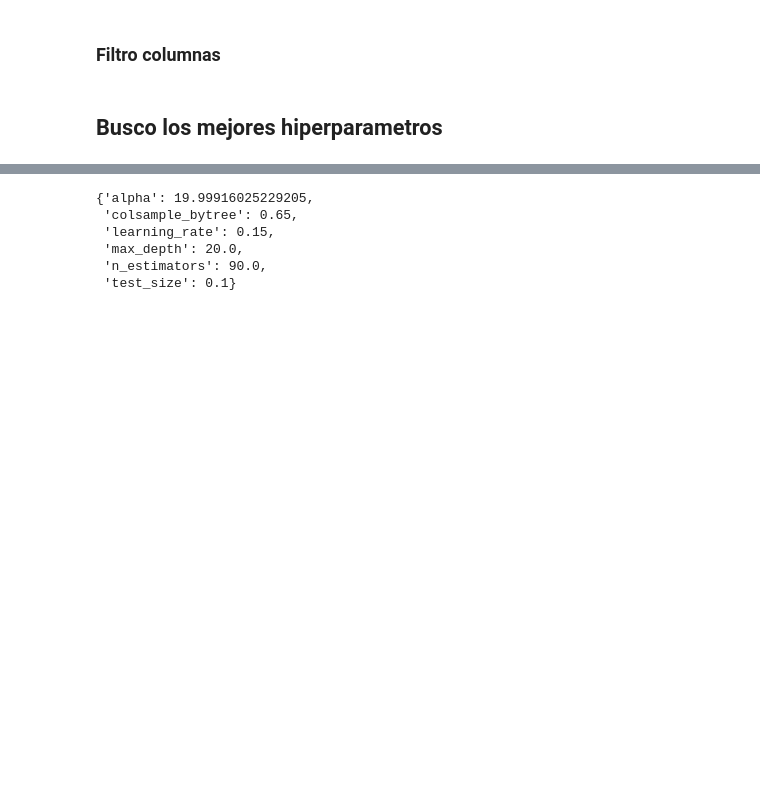
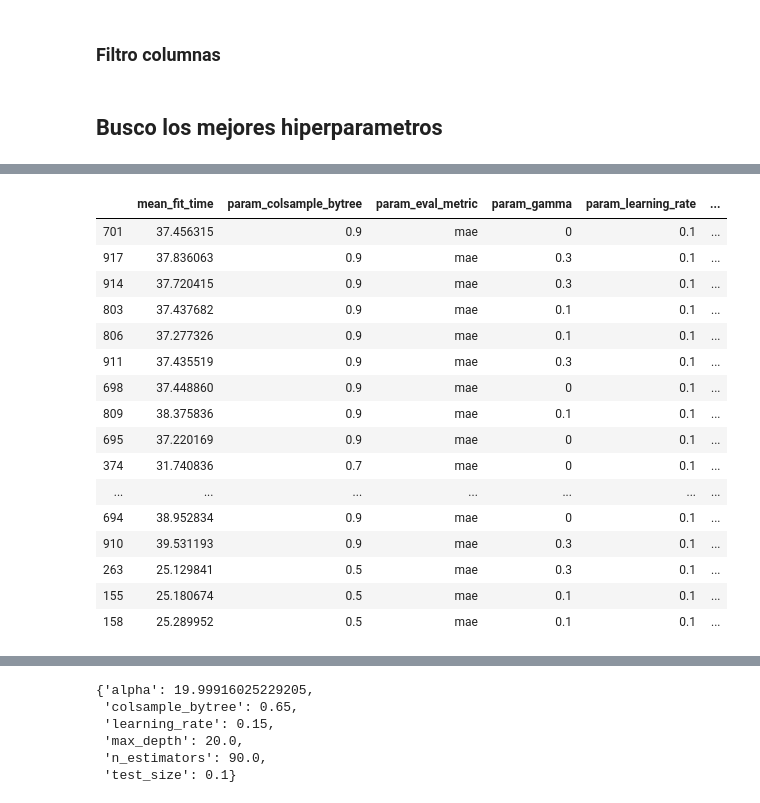
Before and after one commit to JDSanto/datos-tp2, a Jupyter notebook: XGBoost.ipynb, the cells around one changed output, grey strips where cells are left out. Saved outputs shown, nothing was run; the diff lists cells and outputs as text; code cells hidden in the pictures; blank space fills up the shorter version.

```diff
--- a/XGBoost.ipynb
+++ b/XGBoost.ipynb
@@ -59,3 +59,21 @@ df_XGBoost = utils.filtrar_features(df_XGBoost, features, 'precio')
 df_eval = utils.filtrar_features(df_eval, features, 'precio')
 # %% [markdown]
 ## Busco los mejores hiperparametros
+# %%
+from sklearn.model_selection import GridSearchCV
+from sklearn.externals import joblib
+import xgboost as xgb
+
+class XGBoostWrapper(xgb.XGBRegressor):
+
+    def fit(self, x, y):
+        return super(xgb.XGBRegressor, self).fit(x, y)
+
+    def predict(self, X):
+        return super(xgb.XGBRegressor, self).predict(X)
+
+
+gs = joblib.load('xgboost_gscv3.pkl')
+# %%
+results = pd.DataFrame(gs.cv_results_).sort_values('rank_test_score')
+results.columns
@@ -61,0 +89,23 @@ df_eval = utils.filtrar_features(df_eval, features, 'precio')
+# %%
+results[['mean_fit_time', 'param_colsample_bytree', 'param_eval_metric', 'param_gamma',
+       'param_learning_rate', 'param_max_depth', 'param_n_estimators',
+       'param_n_jobs', 'param_objective', 'param_scale_pos_weight',
+       'param_subsample', 'rank_test_score']].head(30)
+# %% [output]
+|  | mean_fit_time | param_colsample_bytree | param_eval_metric | param_gamma | param_learning_rate | ... |
+| 701 | 37.456315 | 0.9 | mae | 0 | 0.1 | ... |
+| 917 | 37.836063 | 0.9 | mae | 0.3 | 0.1 | ... |
+| 914 | 37.720415 | 0.9 | mae | 0.3 | 0.1 | ... |
+| 803 | 37.437682 | 0.9 | mae | 0.1 | 0.1 | ... |
+| 806 | 37.277326 | 0.9 | mae | 0.1 | 0.1 | ... |
+| 911 | 37.435519 | 0.9 | mae | 0.3 | 0.1 | ... |
+| 698 | 37.448860 | 0.9 | mae | 0 | 0.1 | ... |
+| 809 | 38.375836 | 0.9 | mae | 0.1 | 0.1 | ... |
+| 695 | 37.220169 | 0.9 | mae | 0 | 0.1 | ... |
+| 374 | 31.740836 | 0.7 | mae | 0 | 0.1 | ... |
+| ... | ... | ... | ... | ... | ... | ... |
+| 694 | 38.952834 | 0.9 | mae | 0 | 0.1 | ... |
+| 910 | 39.531193 | 0.9 | mae | 0.3 | 0.1 | ... |
+| 263 | 25.129841 | 0.5 | mae | 0.3 | 0.1 | ... |
+| 155 | 25.180674 | 0.5 | mae | 0.1 | 0.1 | ... |
+| 158 | 25.289952 | 0.5 | mae | 0.1 | 0.1 | ... |
```
Also changed, not shown: parts of 4 cells of this notebook, 13 other files.
